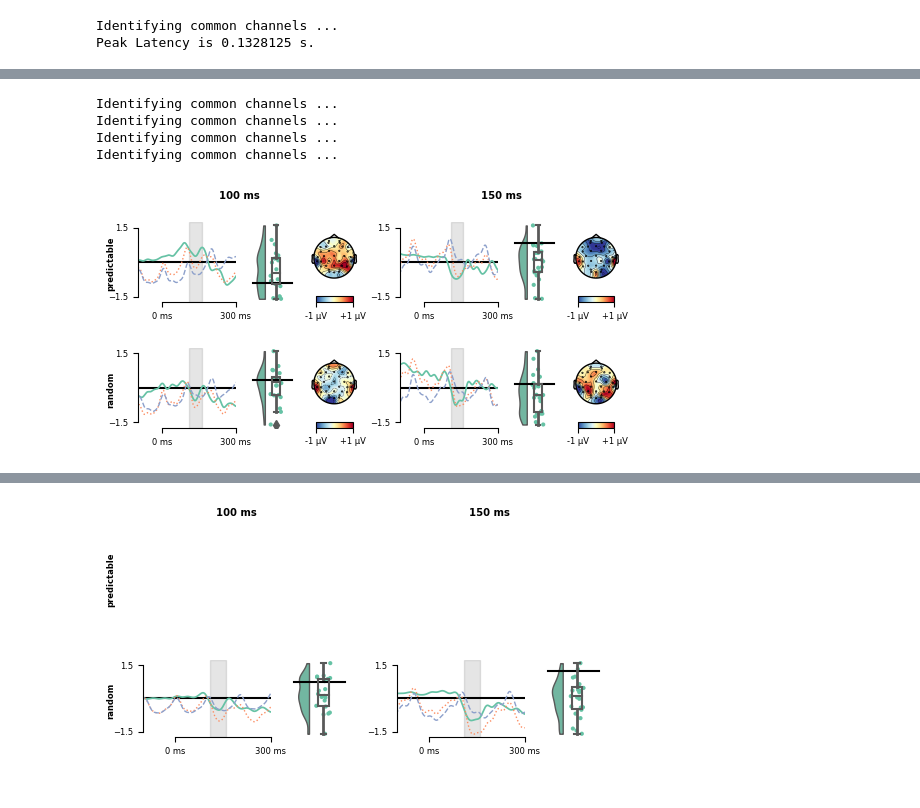
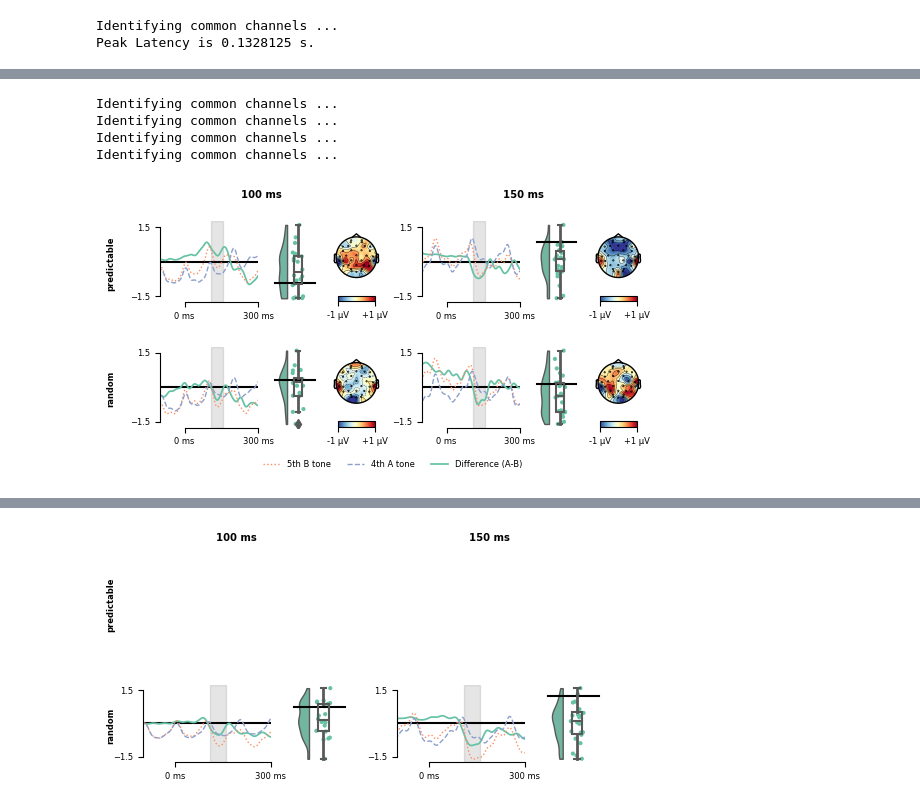
Before and after one commit to marcpabst/xmas-oddballmatch, a Jupyter notebook: analysis/viz_ERPs.ipynb, the cells around one changed output, grey strips where cells are left out. Drawn from its saved outputs; the diff is of its cells as text; code cells hidden in the pictures.

```diff
--- a/analysis/viz_ERPs.ipynb
+++ b/analysis/viz_ERPs.ipynb
@@ -27,7 +27,7 @@ import seaborn as sns
 
 %matplotlib widget
 
-config = load_configuration()
+config = None
 # %%
 def difference_wave(evokeds_as_dict, conditions, grandaverage=False):
     out = [mne.combine_evoked([a, b], [1,-1]) for a, b in zip(
@@ -315,15 +313,17 @@ def plot_erp(ax, data, cond1, cond2, peakwindow, picks, palette = "Set2", erp_li
 
     ax.axhline(0, 0, 1, color="k")
 
-    ax.plot(times, condition1.mean(axis=0)-condition2.mean(axis=0), color=palette[0], linewidth=1.25, label="difference")
-    ax.plot(times, condition1.mean(axis=0), linestyle="dotted", color=palette[1], linewidth=1, label=cond1)
-    ax.plot(times, condition2.mean(axis=0), linestyle="dashed", color=colors[2], linewidth=1, label=cond2)
+    pdi, = ax.plot(times, condition1.mean(axis=0)-condition2.mean(axis=0), color=palette[0], linewidth=1.25, label="difference")
+    pc1, = ax.plot(times, condition1.mean(axis=0), linestyle="dotted", color=palette[1], linewidth=1, label=cond1)
+    pc2, = ax.plot(times, condition2.mean(axis=0), linestyle="dashed", color=colors[2], linewidth=1, label=cond2)
 
     ax.set_ylim(erp_lims[0]-.25, erp_lims[1]+.25)
     ax.set_xlim(-.1, .3)
     ax.set_yticks(erp_lims)
     ax.spines['left'].set_bounds(*erp_lims)
     ax.spines['bottom'].set_bounds(0, .3)
+
+    return pc1, pc2, pdi
 
 
 def plot_dist(ax, data, cond1, cond2, peakwindow, picks=["FZ"], palette = "Set2"):
@@ -415,11 +415,11 @@ def plot_panel(fig, subplot_spec, data, c1, c2, peakwindow, picks=["FZ"]):
     axs2[2].set_title("")
     axs2[1].get_xaxis().set_visible(False)
 
-    plot_erp(axs2[0], data, c1, c2, peakwindow, picks=picks)
+
     plot_dist(axs2[1], data, c1, c2, peakwindow, picks=picks)
     plot_topomap(axs2[2], data, c1, c2, peakwindow)
 
-    plot_dist
+    return plot_erp(axs2[0], data, c1, c2, peakwindow, picks=picks)
 
 
 def hide_axis_but_keep_labels(ax):
@@ -435,40 +435,40 @@ def hide_axis_but_keep_labels(ax):
 #peakwindow = (.135 - .025, .135 +.025)
 fig = plt.figure(tight_layout=True, figsize = (6.25, 3), dpi=100, facecolor="white")
 
 gs = gridspec.GridSpec(ncols=2, nrows=2, figure=fig, hspace=.1, wspace=.1)
 
 plot_panel(fig, gs[0, 0], evokeds_list_as_dict_100, "predictable/5/deviant", "predictable/4/standard",  peakwindow)
 plot_panel(fig, gs[0, 1], evokeds_list_as_dict_150, "predictable/5/deviant", "predictable/4/standard", peakwindow)
 
 plot_panel(fig, gs[1, 0], evokeds_list_as_dict_100, "random/5/deviant", "random/4/standard", peakwindow)
-plot_panel(fig, gs[1, 1], evokeds_list_as_dict_150, "random/5/deviant", "random/4/standard", peakwindow)
-
-
+lines = plot_panel(fig, gs[1, 1], evokeds_list_as_dict_150, "random/5/deviant", "random/4/standard", peakwindow)
 
 # dummy axes for titles
 dax_top_left = fig.add_subplot(gs[0,0])
 hide_axis_but_keep_labels(dax_top_left)
-dax_top_left.set_ylabel("predictable", fontweight = "bold")
+dax_top_left.set_ylabel("predictable", fontweight = "bold", labelpad=20)
 dax_top_left.set_title("100 ms", fontweight = "bold")
 
 dax_top_right = fig.add_subplot(gs[0,1])
 hide_axis_but_keep_labels(dax_top_right)
 dax_top_right.set_title("150 ms", fontweight = "bold")
 
 dax_bototm_left = fig.add_subplot(gs[1,0])
 hide_axis_but_keep_labels(dax_bototm_left)
-dax_bototm_left.set_ylabel("random", fontweight = "bold")
+dax_bototm_left.set_ylabel("random", fontweight = "bold", labelpad=20)
 
-fig.savefig("/home/marc/ba-thesis/input/figures/fig_fronto.pdf", bbox_inches='tight')
-fig.savefig("/home/marc/ba-thesis/input/figures/fig_fronto.png", bbox_inches='tight', dpi=270)
+# dummy axes for legend
+dax_bottom = fig.add_subplot(gs[1,0:2])
+hide_axis_but_keep_labels(dax_bottom)
+dax_bottom.legend(lines, ("5th B tone", "4th A tone", "Difference (A-B)"), loc='upper center', bbox_to_anchor=(0.5, -0.05), frameon=False, ncol=3)
 
-
-
+fig.savefig("/media/marc/Medien/xmas-oddballmatch/ba-thesis/input/figures/fig_fronto.pdf", bbox_inches='tight')
+fig.savefig("/media/marc/Medien/xmas-oddballmatch/ba-thesis/input/figures/fig_fronto.png", bbox_inches='tight', dpi=270)
 
 fig
 # %% [output]
 Identifying common channels ...
 Identifying common channels ...
 Identifying common channels ...
 Identifying common channels ...
-[figure, old version]
+[figure, new version]
```
Also changed, not shown: parts of 5 cells of this notebook, 28 other files.
